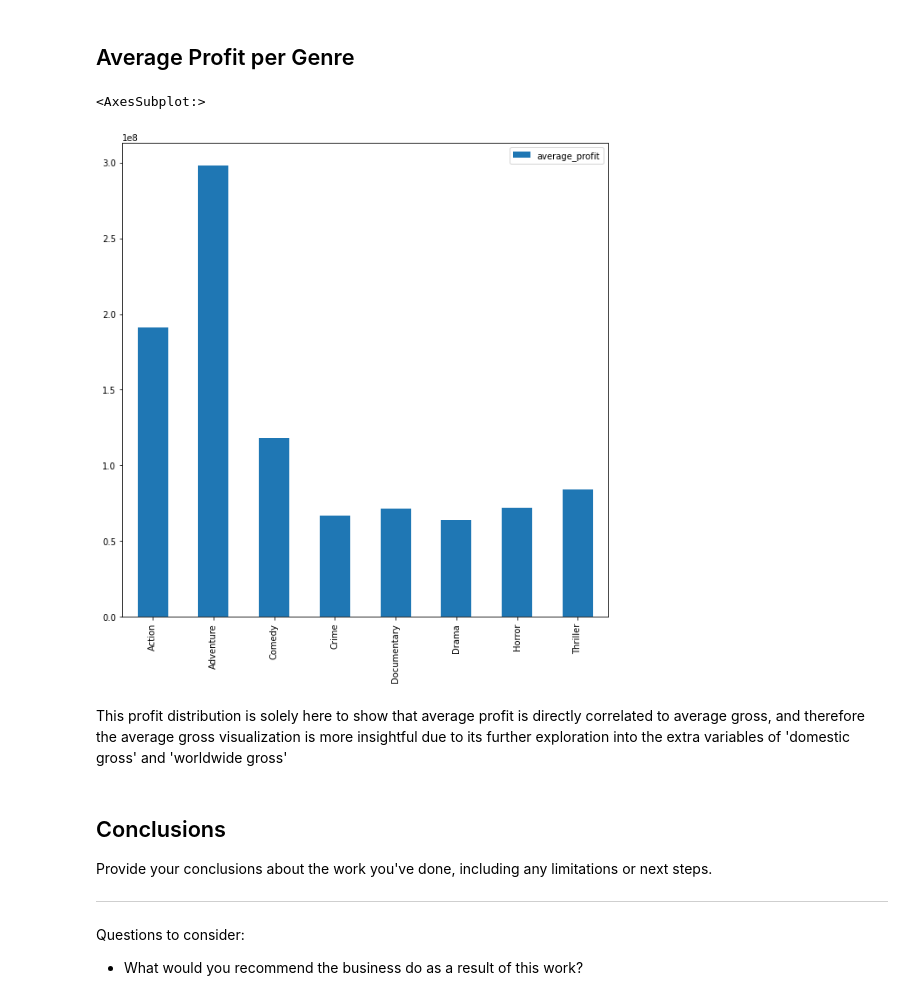
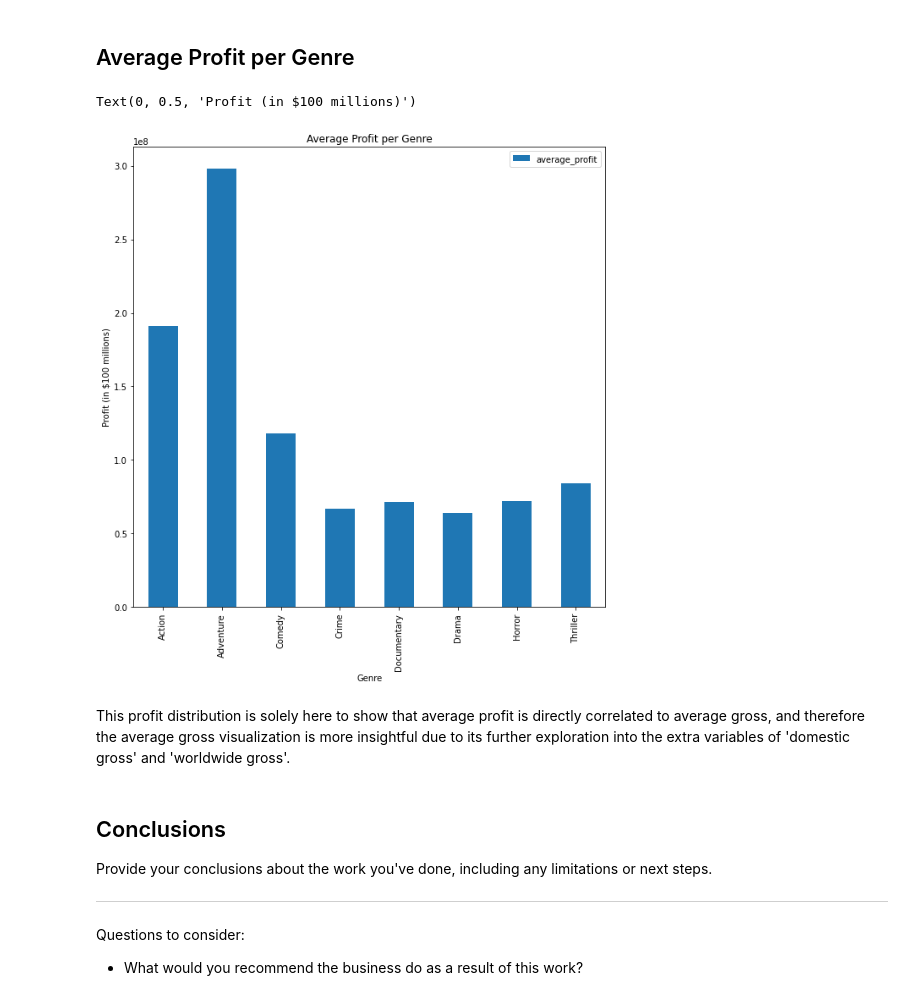
Before and after one commit to CamLadd/Movie_Analysis_Project, a Jupyter notebook: Cam_work_FINAL.ipynb, the cells around one changed output. Saved outputs shown, nothing was run; the diff lists cells and outputs as text; code cells hidden in the pictures.

```diff
--- a/Cam_work_FINAL.ipynb
+++ b/Cam_work_FINAL.ipynb
@@ -334,11 +334,14 @@ averages_without_profit = averages.drop(['profit', 'count'], axis=1)
 # %%
 # Plot data
 averages_without_profit.plot(kind='bar', figsize=(10,10))
+plt.title('Average Profit per Genre')
+plt.xlabel('Genre')
+plt.ylabel('Profit (in $100 millions)')
 # %% [output]
-<AxesSubplot:>
+Text(0, 0.5, 'Profit (in $100 millions)')
-[figure, old version]
+[figure, new version]
 # %% [markdown]
-This profit distribution is solely here to show that average profit is directly correlated to average gross, and therefore the average gross visualization is more insightful due to its further exploration into the extra variables of 'domestic gross' and 'worldwide gross'
+This profit distribution is solely here to show that average profit is directly correlated to average gross, and therefore the average gross visualization is more insightful due to its further exploration into the extra variables of 'domestic gross' and 'worldwide gross'.
 # %% [markdown]
 ## Conclusions
 Provide your conclusions about the work you've done, including any limitations or next steps.
```
Also changed, not shown: parts of 1 cell of this notebook.
